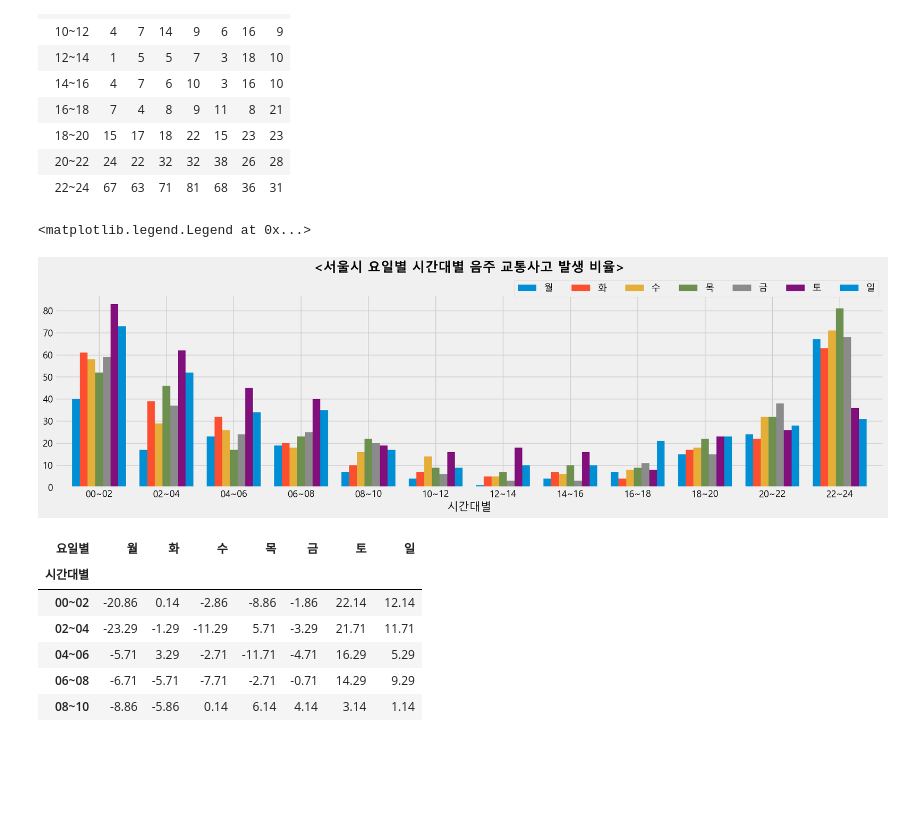
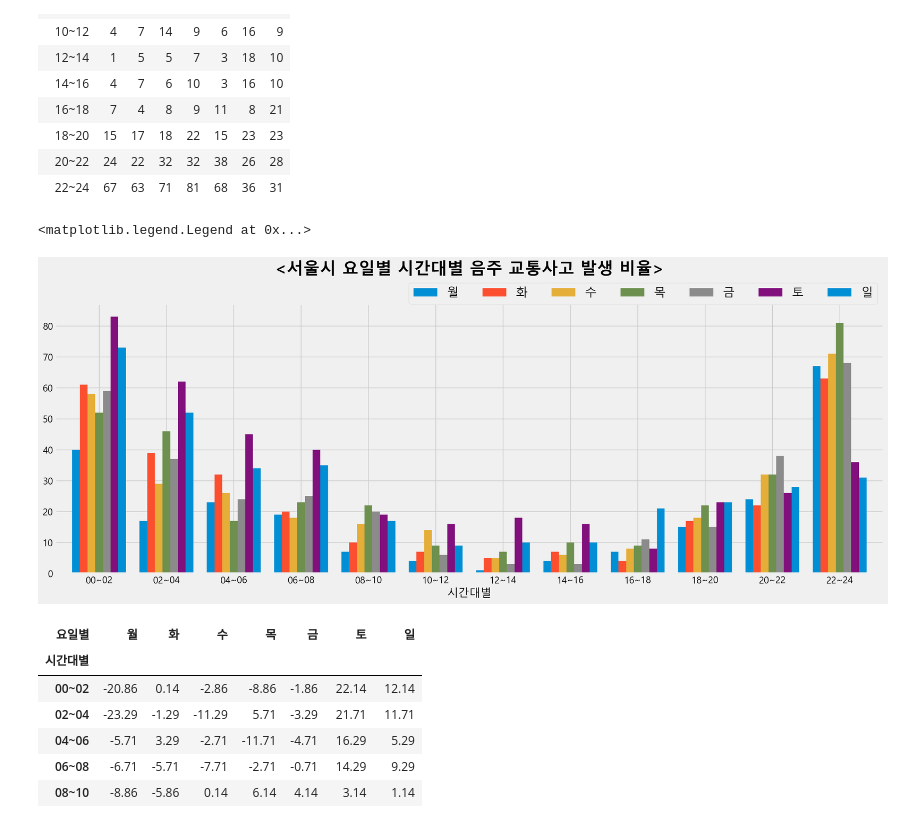
Before and after one commit to jeonprize/Accident, a Jupyter notebook: acl_accident.ipynb, the cells around one changed output. Cells and saved outputs as stored; diff of their text form; code cells hidden in the pictures; blank space fills up the shorter version.

```diff
--- a/acl_accident.ipynb
+++ b/acl_accident.ipynb
@@ -569,12 +569,12 @@ g
 | 20~22 | 24 | 22 | 32 | 32 | 38 | 26 | 28 |
 | 22~24 | 67 | 63 | 71 | 81 | 68 | 36 | 31 |
 # %%
-g.plot.bar(rot=1,figsize=(20,5),width=0.8)
-plt.title("<서울시 요일별 시간대별 음주 교통사고 발생 비율>",pad=35,fontsize=20,fontweight='bold')
-plt.legend(loc='upper right',ncol=7, bbox_to_anchor = (1, 1.1), fontsize=14)
+g.plot.bar(rot=1,figsize=(20,7),width=0.8)
+plt.title("<서울시 요일별 시간대별 음주 교통사고 발생 비율>",pad=45,fontsize=25,fontweight='bold')
+plt.legend(loc='upper right',ncol=7, bbox_to_anchor = (1, 1.1), fontsize=18)
 # %% [output]
 <matplotlib.legend.Legend at 0x...>
-[figure, old version]
+[figure, new version]
 # %%
 demanded = (g.T-g.mean(1)).T.round(2)
 demanded.style.background_gradient(cmap="Blues")
```
Also changed, not shown: parts of 2 cells of this notebook.
